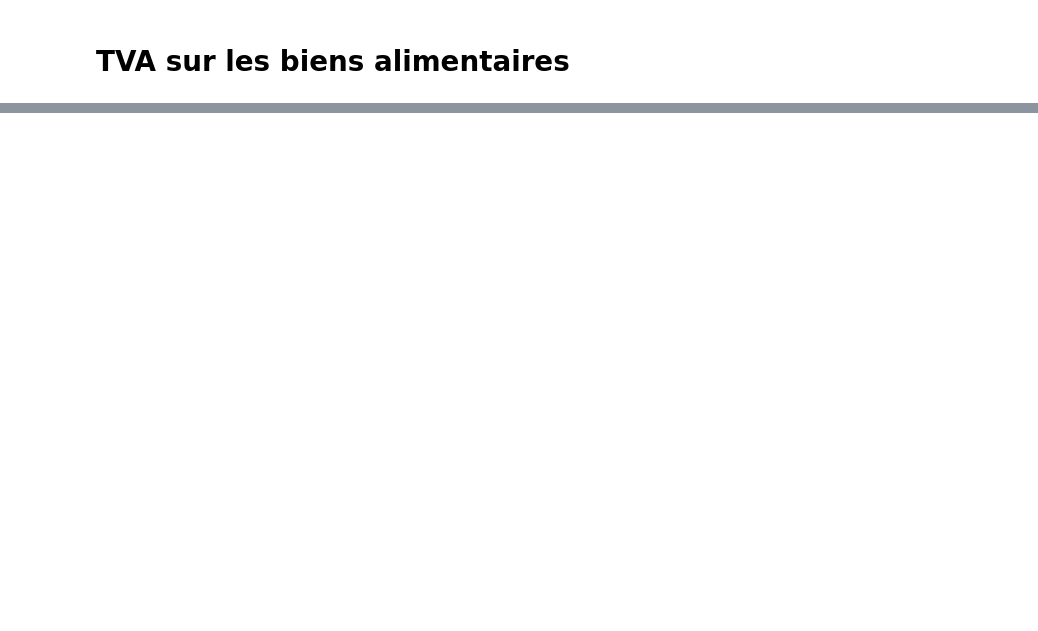
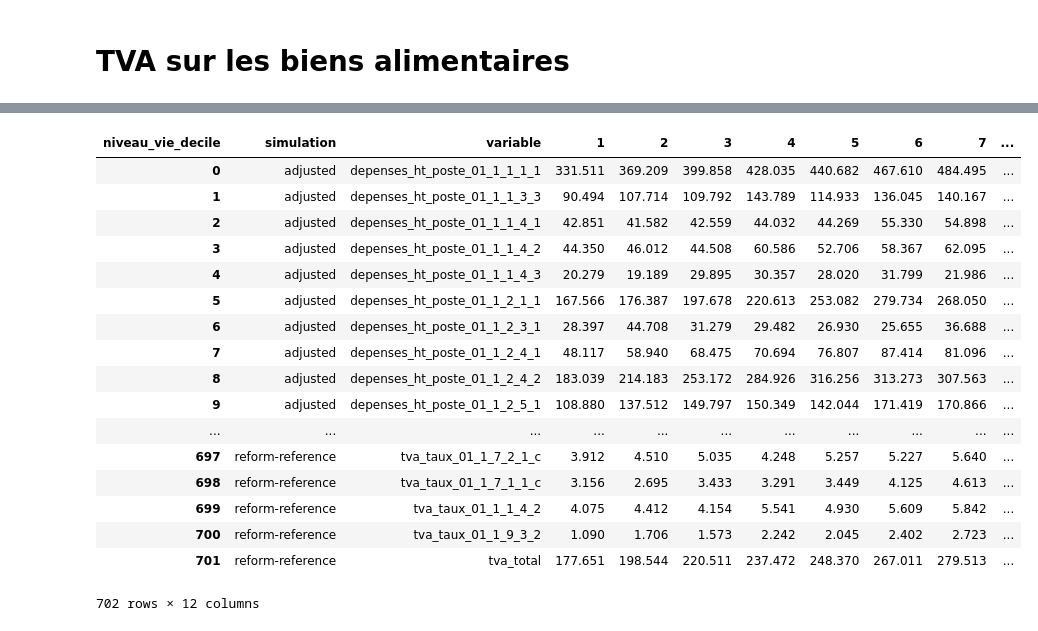
Before and after one commit to openfisca/openfisca-france-indirect-taxation, a Jupyter notebook: openfisca_france_indirect_taxation/examples/notebooks/alimentation.ipynb, the cells around one changed output, grey strips where cells are left out. Cells and saved outputs as stored; diff of their text form; code cells hidden in the pictures; blank space fills up the shorter version.

```diff
--- a/openfisca_france_indirect_taxation/examples/notebooks/alimentation.ipynb
+++ b/openfisca_france_indirect_taxation/examples/notebooks/alimentation.ipynb
@@ -88 +112,4 @@ for variable in variables:
+# %%
+aggregates = build_aggreggates(variables)
+pivot_table = build_pivot_table(variables)
 # %%
@@ -188,0 +149,23 @@ adjusted_pivot_table - pivot_table
+# %%
+df = pivot_table.reset_index().rename(columns = {u'level_0': 'simulation', u'level_1': 'variable'})
+# %%
+df
+# %% [output]
+| niveau_vie_decile | simulation | variable | 1 | 2 | 3 | 4 | 5 | 6 | 7 | ... |
+| 0 | adjusted | depenses_ht_poste_01_1_1_1_1 | 331.511 | 369.209 | 399.858 | 428.035 | 440.682 | 467.610 | 484.495 | ... |
+| 1 | adjusted | depenses_ht_poste_01_1_1_3_3 | 90.494 | 107.714 | 109.792 | 143.789 | 114.933 | 136.045 | 140.167 | ... |
+| 2 | adjusted | depenses_ht_poste_01_1_1_4_1 | 42.851 | 41.582 | 42.559 | 44.032 | 44.269 | 55.330 | 54.898 | ... |
+| 3 | adjusted | depenses_ht_poste_01_1_1_4_2 | 44.350 | 46.012 | 44.508 | 60.586 | 52.706 | 58.367 | 62.095 | ... |
+| 4 | adjusted | depenses_ht_poste_01_1_1_4_3 | 20.279 | 19.189 | 29.895 | 30.357 | 28.020 | 31.799 | 21.986 | ... |
+| 5 | adjusted | depenses_ht_poste_01_1_2_1_1 | 167.566 | 176.387 | 197.678 | 220.613 | 253.082 | 279.734 | 268.050 | ... |
+| 6 | adjusted | depenses_ht_poste_01_1_2_3_1 | 28.397 | 44.708 | 31.279 | 29.482 | 26.930 | 25.655 | 36.688 | ... |
+| 7 | adjusted | depenses_ht_poste_01_1_2_4_1 | 48.117 | 58.940 | 68.475 | 70.694 | 76.807 | 87.414 | 81.096 | ... |
+| 8 | adjusted | depenses_ht_poste_01_1_2_4_2 | 183.039 | 214.183 | 253.172 | 284.926 | 316.256 | 313.273 | 307.563 | ... |
+| 9 | adjusted | depenses_ht_poste_01_1_2_5_1 | 108.880 | 137.512 | 149.797 | 150.349 | 142.044 | 171.419 | 170.866 | ... |
+| ... | ... | ... | ... | ... | ... | ... | ... | ... | ... | ... |
+| 697 | reform-reference | tva_taux_01_1_7_2_1_c | 3.912 | 4.510 | 5.035 | 4.248 | 5.257 | 5.227 | 5.640 | ... |
+| 698 | reform-reference | tva_taux_01_1_7_1_1_c | 3.156 | 2.695 | 3.433 | 3.291 | 3.449 | 4.125 | 4.613 | ... |
+| 699 | reform-reference | tva_taux_01_1_1_4_2 | 4.075 | 4.412 | 4.154 | 5.541 | 4.930 | 5.609 | 5.842 | ... |
+| 700 | reform-reference | tva_taux_01_1_9_3_2 | 1.090 | 1.706 | 1.573 | 2.242 | 2.045 | 2.402 | 2.723 | ... |
+| 701 | reform-reference | tva_total | 177.651 | 198.544 | 220.511 | 237.472 | 248.370 | 267.011 | 279.513 | ... |
+702 rows × 12 columns
```
Also changed, not shown: parts of 21 cells of this notebook, 2 other files.
